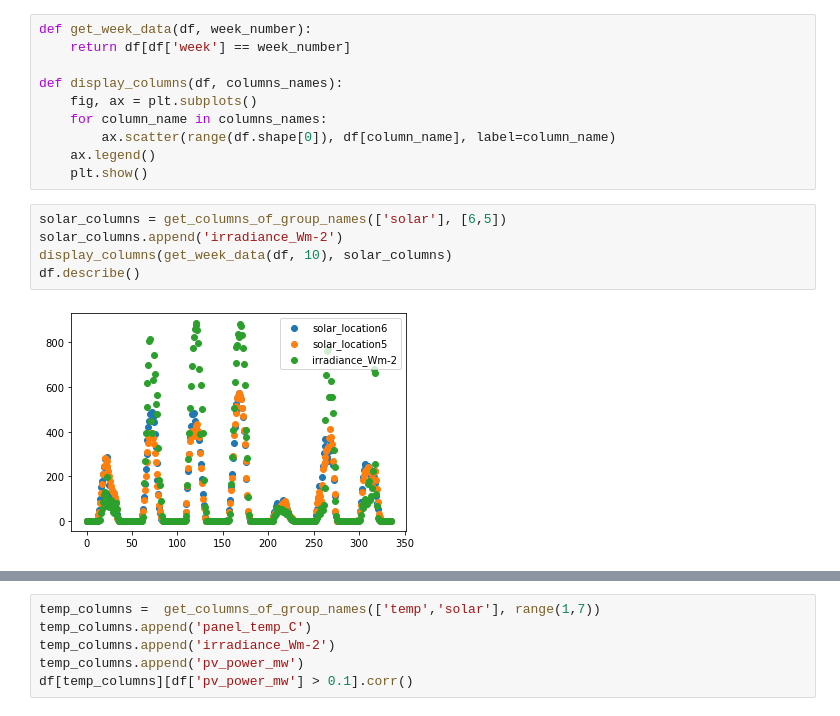
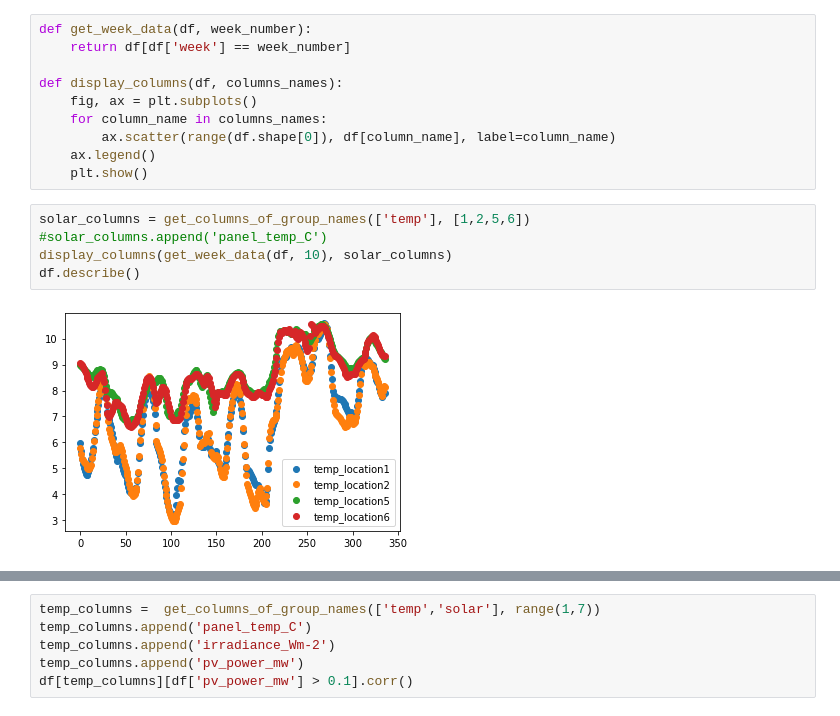
Before and after one commit to raphBeligs/westernpower, a Jupyter notebook: task0/westernpower_task0_raph.ipynb, the cells around one changed output, grey strips where cells are left out. Cells and saved outputs as stored; diff of their text form.

```diff
--- a/task0/westernpower_task0_raph.ipynb
+++ b/task0/westernpower_task0_raph.ipynb
@@ -255,12 +259,12 @@ def display_columns(df, columns_names):
     ax.legend()
     plt.show()
 # %%
-solar_columns = get_columns_of_group_names(['solar'], [6,5])
-solar_columns.append('irradiance_Wm-2')
+solar_columns = get_columns_of_group_names(['temp'], [1,2,5,6])
+#solar_columns.append('panel_temp_C')
 display_columns(get_week_data(df, 10), solar_columns)
 df.describe()
 # %% [output]
-[figure, old version]
+[figure, new version]
 |  | demand_MW | irradiance_Wm-2 | pv_power_mw | panel_temp_C | temp_location3 | temp_location6 | temp_location2 | ... |
 | count | 12432.000000 | 12432.000000 | 12432.000000 | 12432.000000 | 12432.000000 | 12432.000000 | 12432.000000 | ... |
 | mean | 3.001872 | 148.863378 | 0.591725 | 11.075017 | 9.053242 | 10.991273 | 9.730315 | ... |
```
Also changed, not shown: parts of 2 cells of this notebook, 3 other files.
